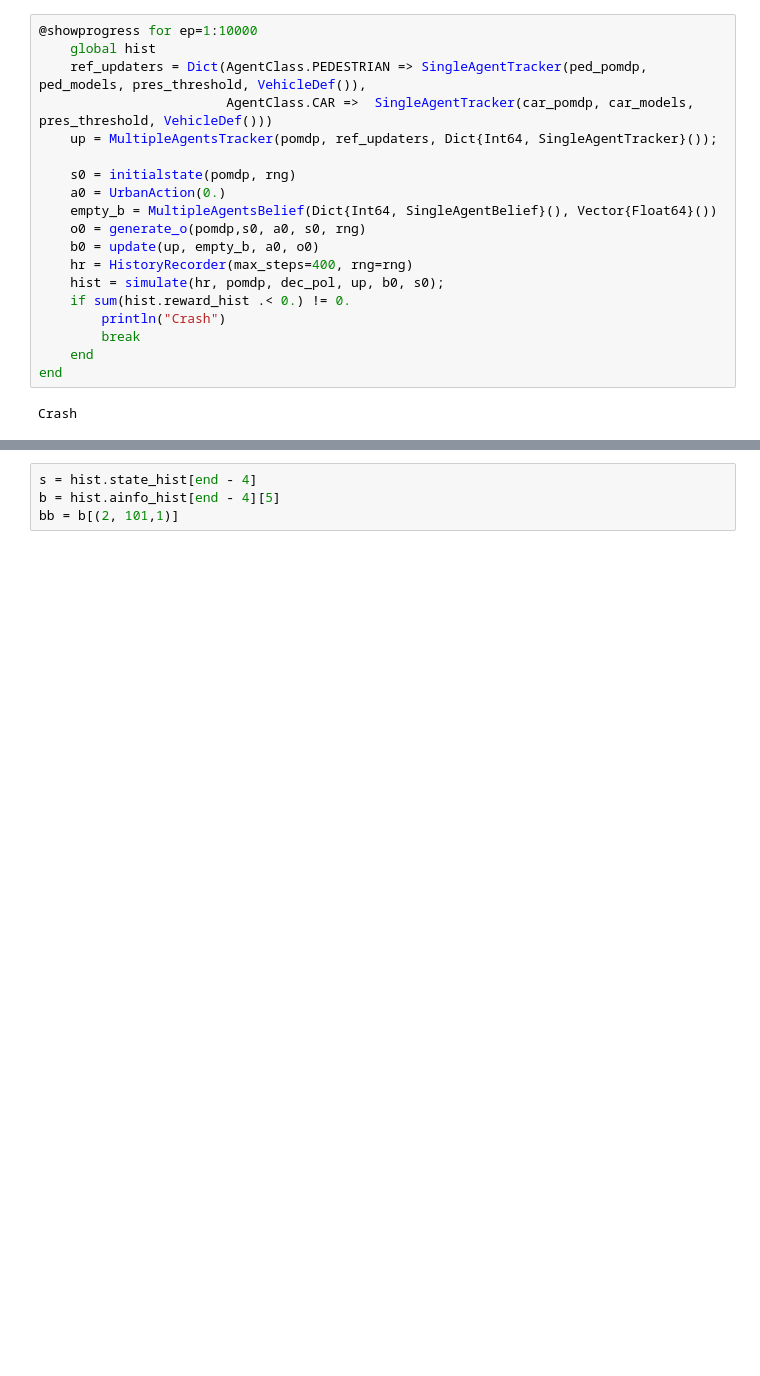
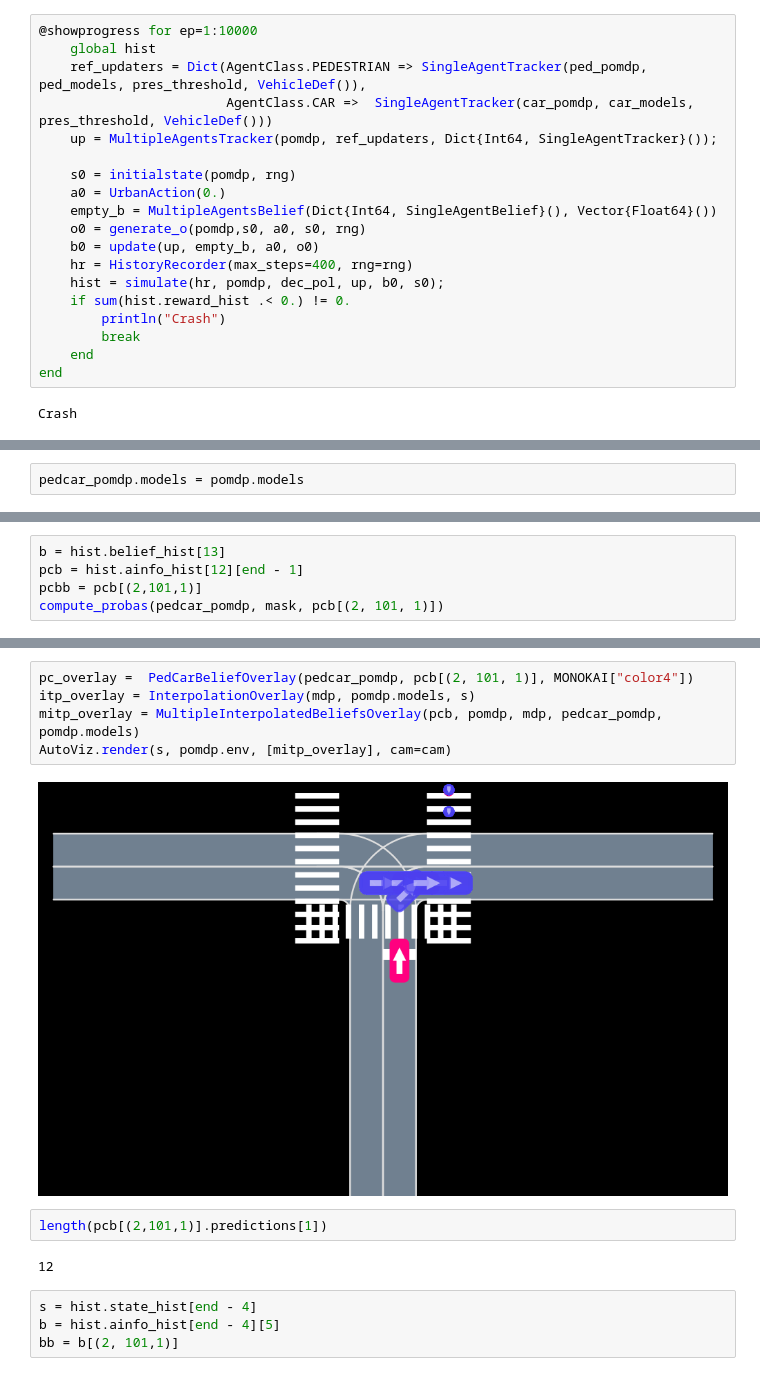
Before and after one commit to sisl/AutomotiveSafeRL, a Jupyter notebook: notebooks/decomposition2.ipynb, the cells around one changed output, grey strips where cells are left out. Saved outputs shown, nothing was run; the diff lists cells and outputs as text; blank space fills up the shorter version.

```diff
--- a/notebooks/decomposition2.ipynb
+++ b/notebooks/decomposition2.ipynb
@@ -242,0 +255,2 @@ Frames{MIME{Symbol("image/png")}}("/tmp/tmpUjg30r", 0x0000000000000020, 10.0, no
+# %%
+pedcar_pomdp.models = pomdp.models
@@ -242,0 +262,5 @@ Frames{MIME{Symbol("image/png")}}("/tmp/tmpUjg30r", 0x0000000000000020, 10.0, no
+# %%
+b = hist.belief_hist[13]
+pcb = hist.ainfo_hist[12][end - 1]
+pcbb = pcb[(2,101,1)]
+compute_probas(pedcar_pomdp, mask, pcb[(2, 101, 1)])
@@ -243,3 +320,14 @@ Frames{MIME{Symbol("image/png")}}("/tmp/tmpUjg30r", 0x0000000000000020, 10.0, no
+# %%
+pc_overlay =  PedCarBeliefOverlay(pedcar_pomdp, pcb[(2, 101, 1)], MONOKAI["color4"])
+itp_overlay = InterpolationOverlay(mdp, pomdp.models, s)
+mitp_overlay = MultipleInterpolatedBeliefsOverlay(pcb, pomdp, mdp, pedcar_pomdp, pomdp.models)
+AutoViz.render(s, pomdp.env, [mitp_overlay], cam=cam)
+# %% [output]
+[figure, added]
+# %%
+length(pcb[(2,101,1)].predictions[1])
+# %% [output]
+12
 # %%
 s = hist.state_hist[end - 4]
 b = hist.ainfo_hist[end - 4][5]
```
Also changed, not shown: parts of 29 cells of this notebook, 13 other files.
